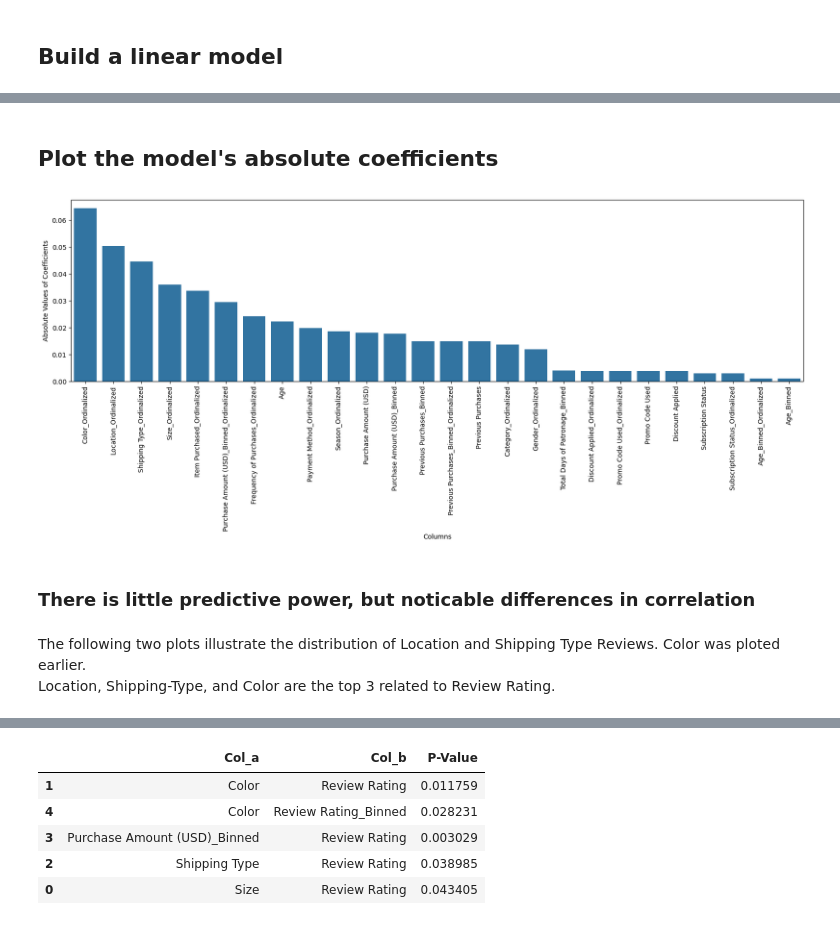
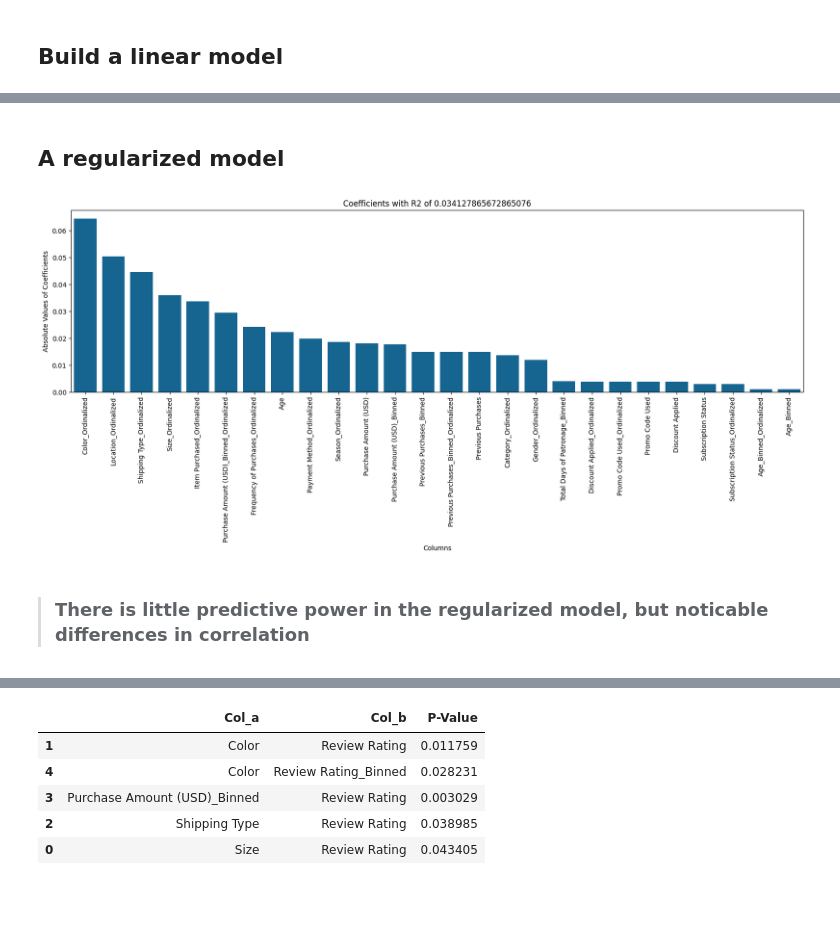
Before and after one commit to Leeishere/Consumer_Habits, a Jupyter notebook: Analyze_Reviews.ipynb, the cells around one changed output, grey strips where cells are left out. Cells and saved outputs as stored; diff of their text form; code cells hidden in the pictures; blank space fills up the shorter version.

```diff
--- a/Analyze_Reviews.ipynb
+++ b/Analyze_Reviews.ipynb
@@ -140,18 +149,19 @@ Ridge(alpha=350)
 # %% [markdown]
-## Plot the model's absolute coefficients
+## A regularized model
 # %%
+regression=Ridge(alpha=350)
+regression.fit(Xtrain_scaled,ytrain)
+score1=regression.score(scaler.transform(X),y)
 plt.figure(figsize=(20,5))
 coeff_df=pd.DataFrame({'Coefficients':list(regression.coef_),'Columns':list(Xtrain.columns)})
 coeff_df['Coefficients'] = abs(coeff_df['Coefficients'])
 coeff_df=coeff_df.sort_values(by="Coefficients",ascending=False)
 sns.barplot(x=coeff_df['Columns'],y=coeff_df['Coefficients'])
+plt.title(f'Coefficients with R2 of {score1}')
 plt.ylabel('Absolute Values of Coefficients')
 plt.xticks(rotation=90)
 plt.show()
 # %% [output]
-[figure, old version]
+[figure, new version]
 # %% [markdown]
-### There is little predictive power, but noticable differences in correlation
+>### There is little predictive power in the regularized model, but noticable differences in correlation
-# %% [markdown]
-The following two plots illustrate the distribution of Location and Shipping Type Reviews. Color was ploted earlier.
-Location, Shipping-Type, and Color are the top 3 related to Review Rating.
```
Also changed, not shown: parts of 19 cells of this notebook, 1 other file.
